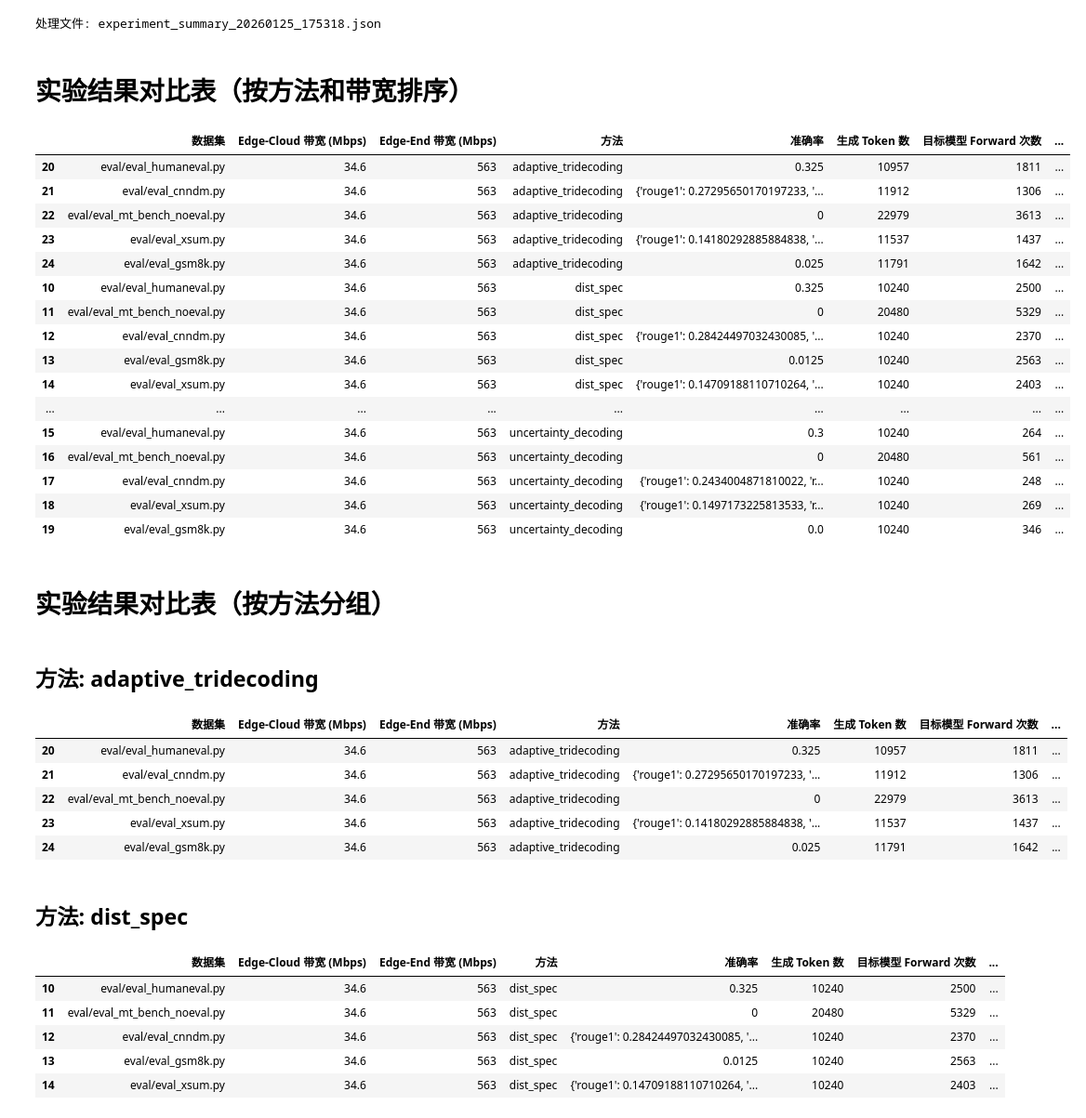
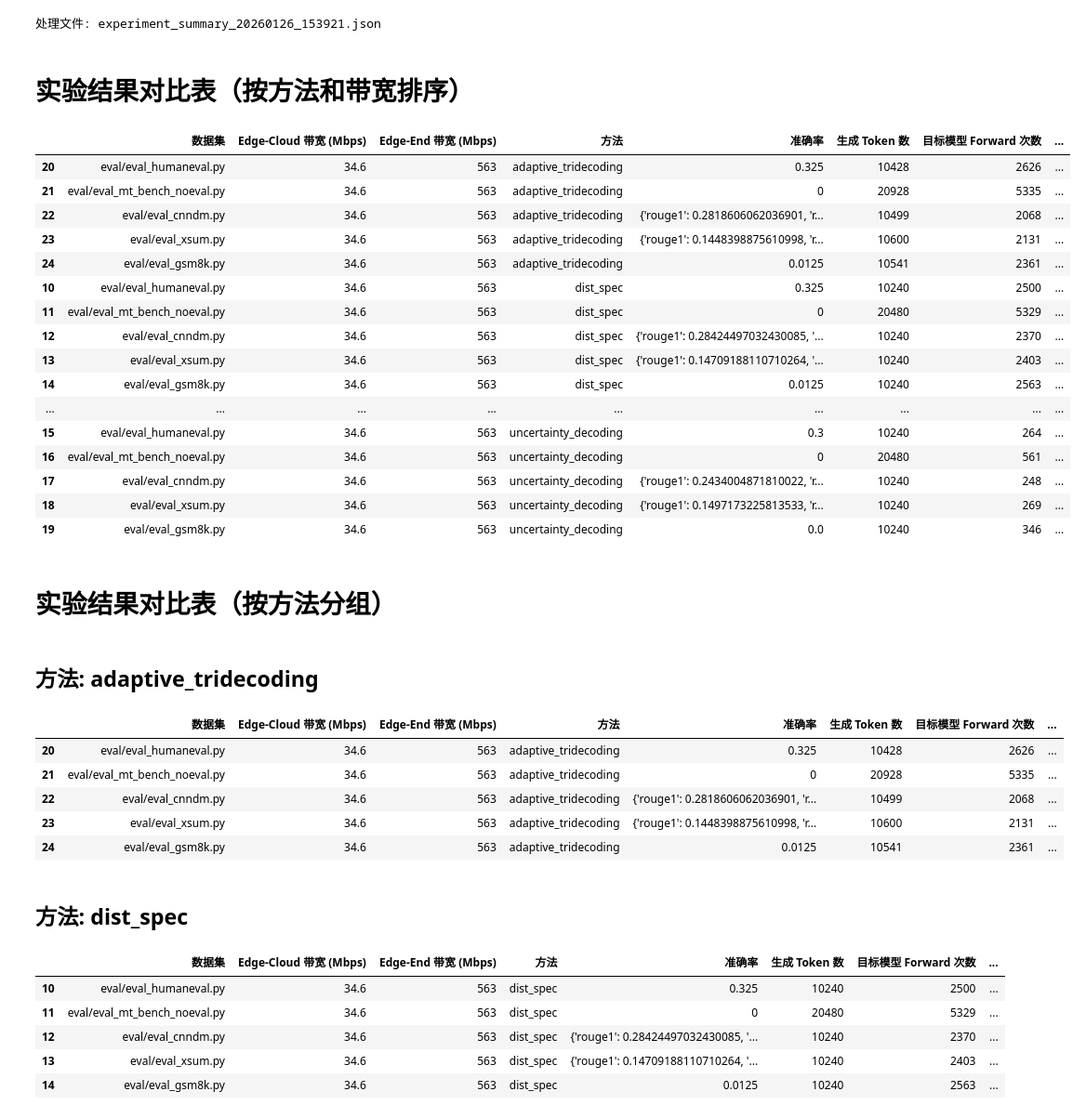
Before and after one commit to Nanji-Huaji/DuoDecoding, a Jupyter notebook: table_generator_ver2.ipynb, the cells around one changed output. Shown at 93% size. Cells and saved outputs as stored; diff of their text form; code cells hidden in the pictures.

```diff
--- a/table_generator_ver2.ipynb
+++ b/table_generator_ver2.ipynb
@@ -28,6 +28,7 @@ def extract_experiment_info(experiments):
         generated_tokens = result.get("generated_tokens", 0)
         wall_time = result.get("wall_time", 0)
         communication_time = result.get("communication_time", 0)
+        queuing_time = result.get("queuing_time", 0)
         edge_cloud_data_bytes = result.get("edge_cloud_data_bytes", 0)
         throughput = result.get("throughput", 0)
         comm_energy = result.get("comm_energy", 0)
@@ -43,6 +44,7 @@ def extract_experiment_info(experiments):
                 "目标模型 Forward 次数": target_forward_times,
                 "挂钟时间 (s)": round(wall_time, 2),
                 "通信时间 (s)": round(communication_time, 2),
+                "排队时间 (s)": round(queuing_time, 2),
                 "Edge-Cloud 数据传输量 (bytes)": edge_cloud_data_bytes,
                 "Token 输出速率 (tokens/s)": round(throughput, 2),
                 "通信能量": comm_energy,
@@ -239,45 +241,45 @@ def main(specified_file=None):
 
     # process data to dataframe and add new metrics
     df = process_data(experiment_data)
 
     unified_table = generate_markdown_table(df)
     method_grouped_tables = generate_grouped_tables(df)
     dataset_grouped_tables = generate_dataset_grouped_tables(df)
 
     jupyter_display(df)
 
     # 保存到文件
     with open("experiment_results_table.md", "w", encoding="utf-8") as f:
         f.write("# 实验结果对比表\n\n")
         f.write("## 1. 统一对比表（按方法和带宽排序）\n\n")
         f.write(unified_table)
         f.write("\n\n" + "=" * 80 + "\n\n")
         f.write("## 2. 按方法分组表格\n\n")
         f.write(method_grouped_tables)
         f.write("\n\n" + "=" * 80 + "\n\n")
         f.write("## 3. 按数据集分组表格\n\n")
         f.write(dataset_grouped_tables)
 
     print("\n表格已保存到 experiment_results_table.md 文件中")
 
 
 if __name__ == "__main__":
     # 如果想指定文件，请修改下一行，例如: main("experiment_summary_20260127_053240.json")
-    main("experiment_summary_20260125_175318.json")
+    main("experiment_summary_20260126_153921.json")
 # %% [output]
-处理文件: experiment_summary_20260125_175318.json
+处理文件: experiment_summary_20260126_153921.json
 # 实验结果对比表（按方法和带宽排序）
 |  | 数据集 | Edge-Cloud 带宽 (Mbps) | Edge-End 带宽 (Mbps) | 方法 | 准确率 | 生成 Token 数 | 目标模型 Forward 次数 | ... |
-| 20 | eval/eval_humaneval.py | 34.6 | 563 | adaptive_tridecoding | 0.325 | 10957 | 1811 | ... |
-| 21 | eval/eval_cnndm.py | 34.6 | 563 | adaptive_tridecoding | {'rouge1': 0.27295650170197233, '... | 11912 | 1306 | ... |
-| 22 | eval/eval_mt_bench_noeval.py | 34.6 | 563 | adaptive_tridecoding | 0 | 22979 | 3613 | ... |
-| 23 | eval/eval_xsum.py | 34.6 | 563 | adaptive_tridecoding | {'rouge1': 0.14180292885884838, '... | 11537 | 1437 | ... |
-| 24 | eval/eval_gsm8k.py | 34.6 | 563 | adaptive_tridecoding | 0.025 | 11791 | 1642 | ... |
+| 20 | eval/eval_humaneval.py | 34.6 | 563 | adaptive_tridecoding | 0.325 | 10428 | 2626 | ... |
+| 21 | eval/eval_mt_bench_noeval.py | 34.6 | 563 | adaptive_tridecoding | 0 | 20928 | 5335 | ... |
+| 22 | eval/eval_cnndm.py | 34.6 | 563 | adaptive_tridecoding | {'rouge1': 0.2818606062036901, 'r... | 10499 | 2068 | ... |
+| 23 | eval/eval_xsum.py | 34.6 | 563 | adaptive_tridecoding | {'rouge1': 0.1448398875610998, 'r... | 10600 | 2131 | ... |
+| 24 | eval/eval_gsm8k.py | 34.6 | 563 | adaptive_tridecoding | 0.0125 | 10541 | 2361 | ... |
 | 10 | eval/eval_humaneval.py | 34.6 | 563 | dist_spec | 0.325 | 10240 | 2500 | ... |
 | 11 | eval/eval_mt_bench_noeval.py | 34.6 | 563 | dist_spec | 0 | 20480 | 5329 | ... |
 | 12 | eval/eval_cnndm.py | 34.6 | 563 | dist_spec | {'rouge1': 0.28424497032430085, '... | 10240 | 2370 | ... |
-| 13 | eval/eval_gsm8k.py | 34.6 | 563 | dist_spec | 0.0125 | 10240 | 2563 | ... |
-| 14 | eval/eval_xsum.py | 34.6 | 563 | dist_spec | {'rouge1': 0.14709188110710264, '... | 10240 | 2403 | ... |
+| 13 | eval/eval_xsum.py | 34.6 | 563 | dist_spec | {'rouge1': 0.14709188110710264, '... | 10240 | 2403 | ... |
+| 14 | eval/eval_gsm8k.py | 34.6 | 563 | dist_spec | 0.0125 | 10240 | 2563 | ... |
 | ... | ... | ... | ... | ... | ... | ... | ... | ... |
 | 15 | eval/eval_humaneval.py | 34.6 | 563 | uncertainty_decoding | 0.3 | 10240 | 264 | ... |
 | 16 | eval/eval_mt_bench_noeval.py | 34.6 | 563 | uncertainty_decoding | 0 | 20480 | 561 | ... |
@@ -287,18 +289,18 @@ if __name__ == "__main__":
 # 实验结果对比表（按方法分组）
 ## 方法: adaptive_tridecoding
 |  | 数据集 | Edge-Cloud 带宽 (Mbps) | Edge-End 带宽 (Mbps) | 方法 | 准确率 | 生成 Token 数 | 目标模型 Forward 次数 | ... |
-| 20 | eval/eval_humaneval.py | 34.6 | 563 | adaptive_tridecoding | 0.325 | 10957 | 1811 | ... |
-| 21 | eval/eval_cnndm.py | 34.6 | 563 | adaptive_tridecoding | {'rouge1': 0.27295650170197233, '... | 11912 | 1306 | ... |
-| 22 | eval/eval_mt_bench_noeval.py | 34.6 | 563 | adaptive_tridecoding | 0 | 22979 | 3613 | ... |
-| 23 | eval/eval_xsum.py | 34.6 | 563 | adaptive_tridecoding | {'rouge1': 0.14180292885884838, '... | 11537 | 1437 | ... |
-| 24 | eval/eval_gsm8k.py | 34.6 | 563 | adaptive_tridecoding | 0.025 | 11791 | 1642 | ... |
+| 20 | eval/eval_humaneval.py | 34.6 | 563 | adaptive_tridecoding | 0.325 | 10428 | 2626 | ... |
+| 21 | eval/eval_mt_bench_noeval.py | 34.6 | 563 | adaptive_tridecoding | 0 | 20928 | 5335 | ... |
+| 22 | eval/eval_cnndm.py | 34.6 | 563 | adaptive_tridecoding | {'rouge1': 0.2818606062036901, 'r... | 10499 | 2068 | ... |
+| 23 | eval/eval_xsum.py | 34.6 | 563 | adaptive_tridecoding | {'rouge1': 0.1448398875610998, 'r... | 10600 | 2131 | ... |
+| 24 | eval/eval_gsm8k.py | 34.6 | 563 | adaptive_tridecoding | 0.0125 | 10541 | 2361 | ... |
 ## 方法: dist_spec
 |  | 数据集 | Edge-Cloud 带宽 (Mbps) | Edge-End 带宽 (Mbps) | 方法 | 准确率 | 生成 Token 数 | 目标模型 Forward 次数 | ... |
 | 10 | eval/eval_humaneval.py | 34.6 | 563 | dist_spec | 0.325 | 10240 | 2500 | ... |
 | 11 | eval/eval_mt_bench_noeval.py | 34.6 | 563 | dist_spec | 0 | 20480 | 5329 | ... |
 | 12 | eval/eval_cnndm.py | 34.6 | 563 | dist_spec | {'rouge1': 0.28424497032430085, '... | 10240 | 2370 | ... |
-| 13 | eval/eval_gsm8k.py | 34.6 | 563 | dist_spec | 0.0125 | 10240 | 2563 | ... |
-| 14 | eval/eval_xsum.py | 34.6 | 563 | dist_spec | {'rouge1': 0.14709188110710264, '... | 10240 | 2403 | ... |
+| 13 | eval/eval_xsum.py | 34.6 | 563 | dist_spec | {'rouge1': 0.14709188110710264, '... | 10240 | 2403 | ... |
+| 14 | eval/eval_gsm8k.py | 34.6 | 563 | dist_spec | 0.0125 | 10240 | 2563 | ... |
 ## 方法: dist_split_spec
 |  | 数据集 | Edge-Cloud 带宽 (Mbps) | Edge-End 带宽 (Mbps) | 方法 | 准确率 | 生成 Token 数 | 目标模型 Forward 次数 | ... |
 | 5 | eval/eval_humaneval.py | 34.6 | 563 | dist_split_spec | 0.325 | 10240 | 2500 | ... |
```
Also changed, not shown: parts of 1 cell of this notebook, 13 other files.
